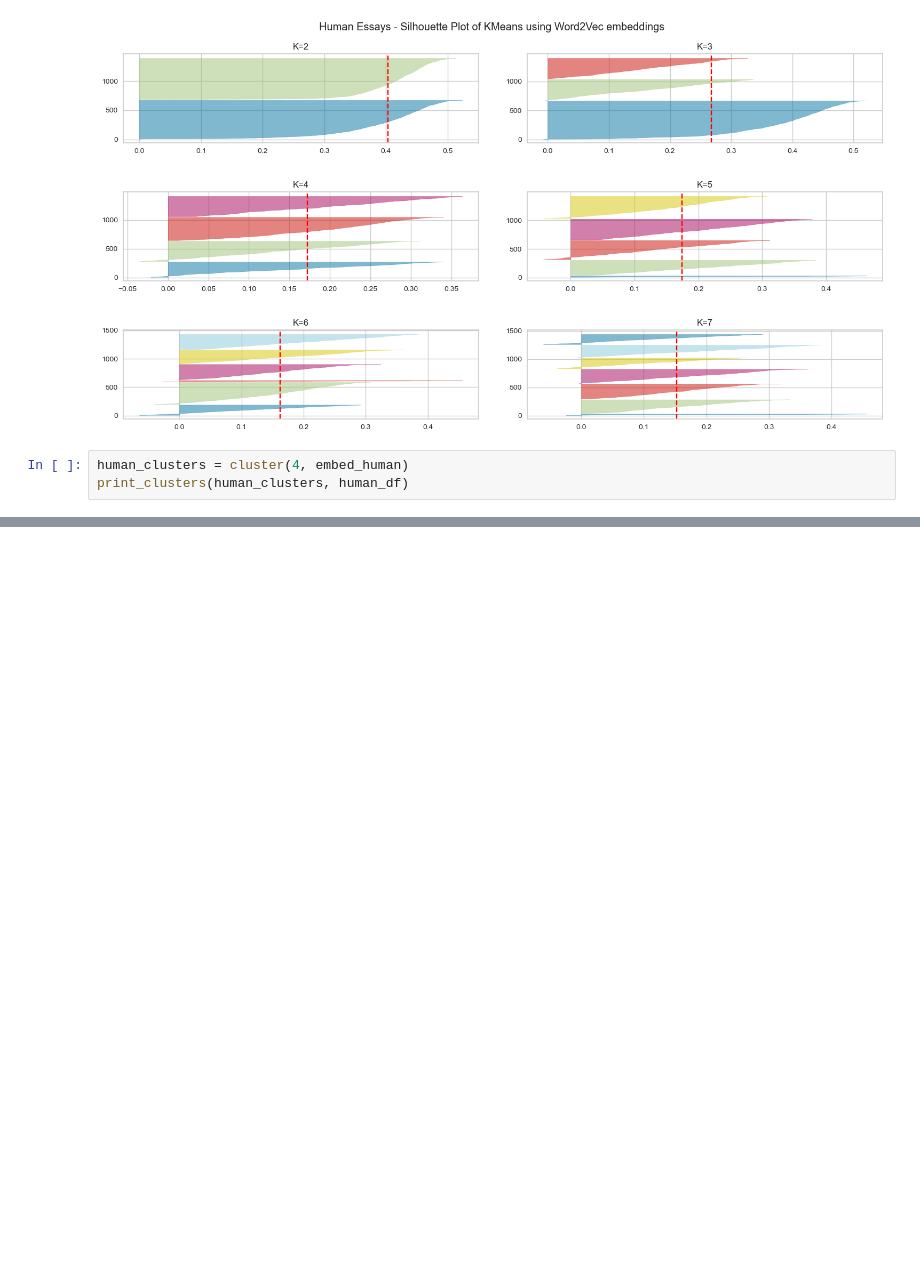
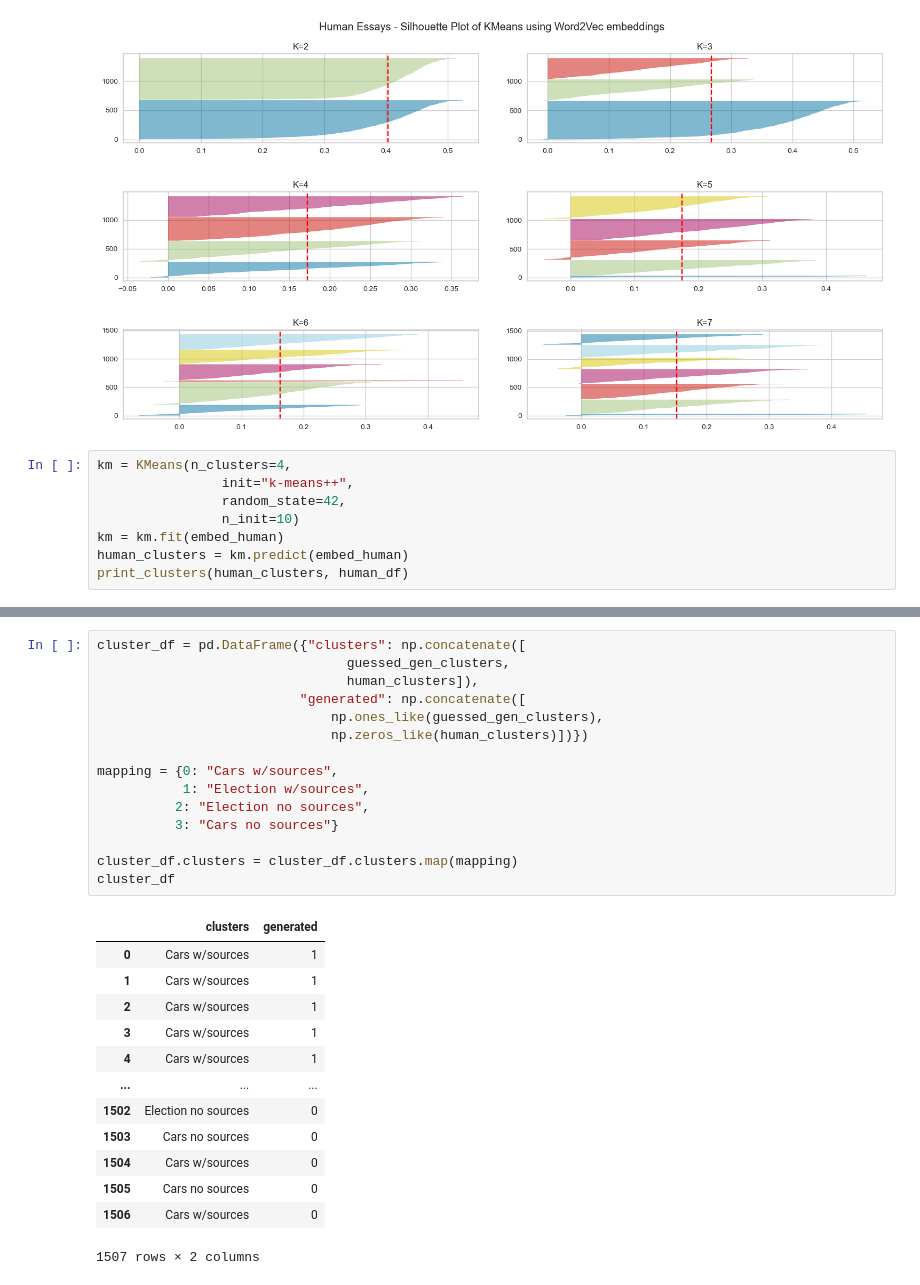
Before and after one commit to dimits-ts/practical_data_science, a Jupyter notebook: llm_detection/notebooks/llm_detection.ipynb, the cells around one changed output, grey strips where cells are left out. Saved outputs shown, nothing was run; the diff lists cells and outputs as text; blank space fills up the shorter version.

```diff
--- a/llm_detection/notebooks/llm_detection.ipynb
+++ b/llm_detection/notebooks/llm_detection.ipynb
@@ -967,7 +958,12 @@ plt.show()
 Generating plots...
 [figure]
 # %%
-human_clusters = cluster(4, embed_human)
+km = KMeans(n_clusters=4,
+                init="k-means++",
+                random_state=42,
+                n_init=10)
+km = km.fit(embed_human)
+human_clusters = km.predict(embed_human)
 print_clusters(human_clusters, human_df)
 # %% [output]
 ====================================================================================================
@@ -988,0 +996,29 @@ Cluster 3
+# %%
+cluster_df = pd.DataFrame({"clusters": np.concatenate([
+                                guessed_gen_clusters,
+                                human_clusters]),
+                          "generated": np.concatenate([
+                              np.ones_like(guessed_gen_clusters),
+                              np.zeros_like(human_clusters)])})
+
+mapping = {0: "Cars w/sources",
+           1: "Election w/sources",
+          2: "Election no sources",
+          3: "Cars no sources"}
+
+cluster_df.clusters = cluster_df.clusters.map(mapping)
+cluster_df
+# %% [output]
+|  | clusters | generated |
+| 0 | Cars w/sources | 1 |
+| 1 | Cars w/sources | 1 |
+| 2 | Cars w/sources | 1 |
+| 3 | Cars w/sources | 1 |
+| 4 | Cars w/sources | 1 |
+| ... | ... | ... |
+| 1502 | Election no sources | 0 |
+| 1503 | Cars no sources | 0 |
+| 1504 | Cars w/sources | 0 |
+| 1505 | Cars no sources | 0 |
+| 1506 | Cars w/sources | 0 |
+1507 rows × 2 columns
```
Also changed, not shown: parts of 5 cells of this notebook.
